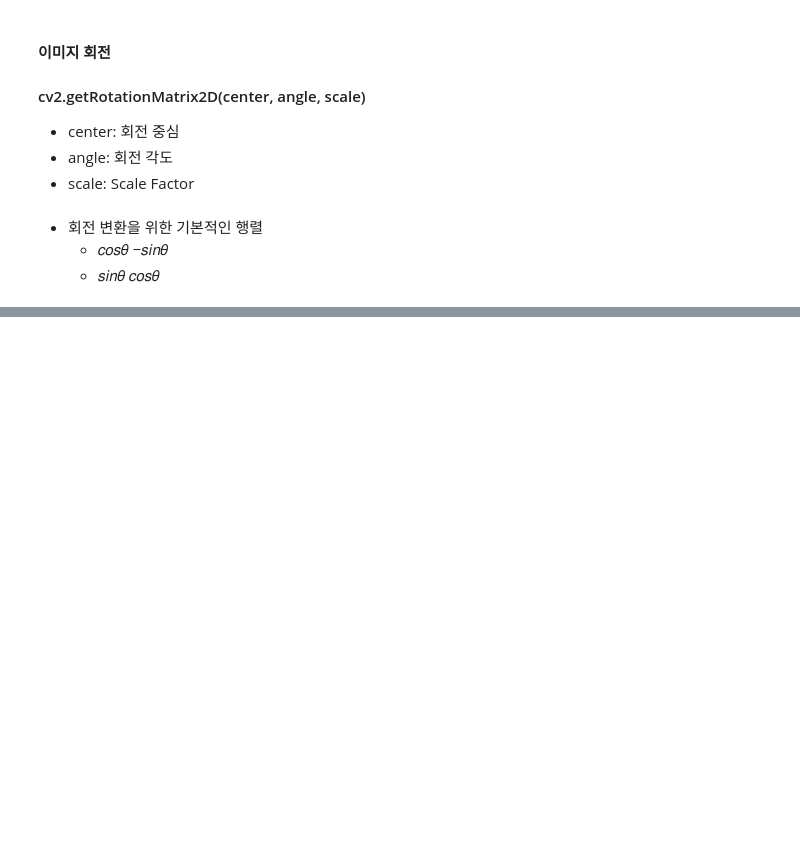
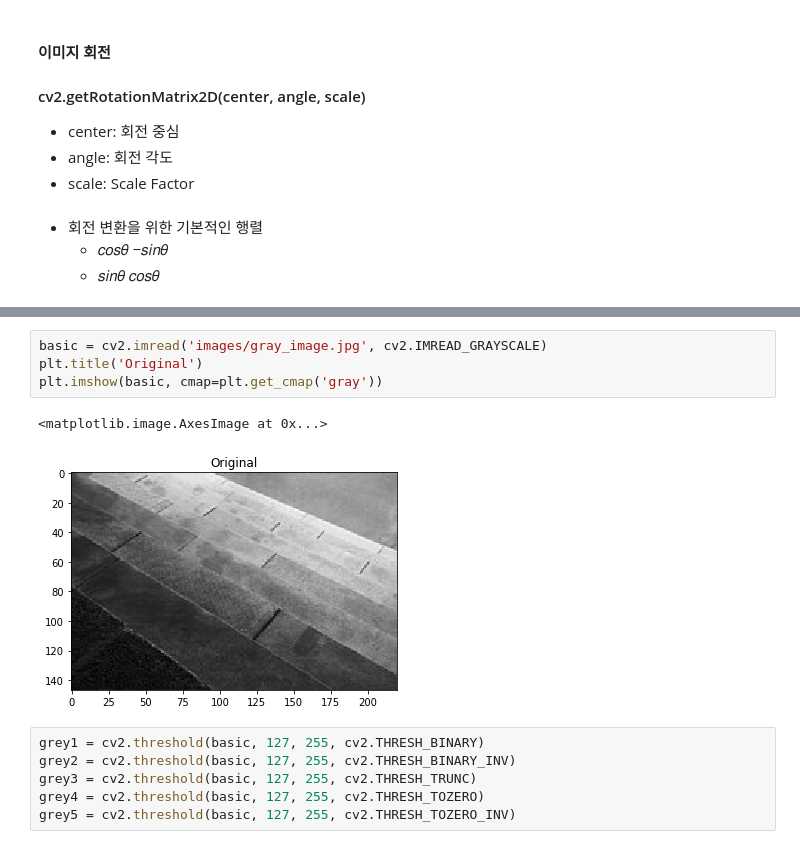
Before and after one commit to ckiekim/Python-Data-Science, a Jupyter notebook: 05_OpenCV/OpenCV.ipynb, the cells around one changed output, grey strips where cells are left out. Cells and saved outputs as stored; diff of their text form; blank space fills up the shorter version.

```diff
--- a/05_OpenCV/OpenCV.ipynb
+++ b/05_OpenCV/OpenCV.ipynb
@@ -169,0 +214,13 @@ plt.imshow(dst)
+# %%
+basic = cv2.imread('images/gray_image.jpg', cv2.IMREAD_GRAYSCALE)
+plt.title('Original')
+plt.imshow(basic, cmap=plt.get_cmap('gray'))
+# %% [output]
+<matplotlib.image.AxesImage at 0x...>
+[figure, added]
+# %%
+grey1 = cv2.threshold(basic, 127, 255, cv2.THRESH_BINARY)
+grey2 = cv2.threshold(basic, 127, 255, cv2.THRESH_BINARY_INV)
+grey3 = cv2.threshold(basic, 127, 255, cv2.THRESH_TRUNC)
+grey4 = cv2.threshold(basic, 127, 255, cv2.THRESH_TOZERO)
+grey5 = cv2.threshold(basic, 127, 255, cv2.THRESH_TOZERO_INV)
```
Also changed, not shown: parts of 24 cells of this notebook.
